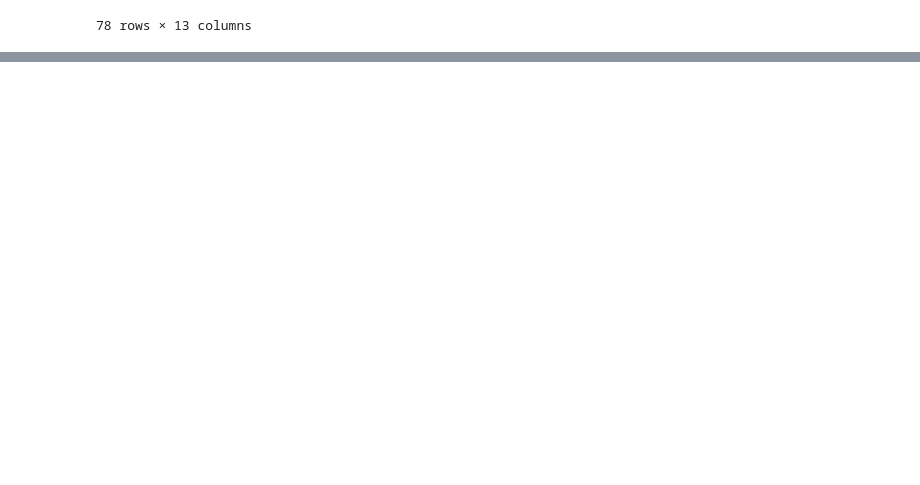
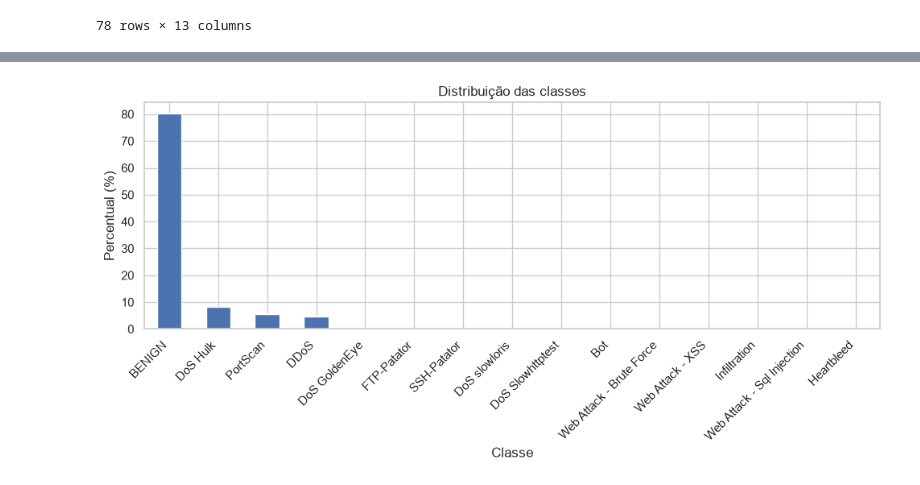
Before and after one commit to vinilauter/packoscope, a Jupyter notebook: main.ipynb, the cells around one changed output, grey strips where cells are left out. Cells and saved outputs as stored; diff of their text form; code cells hidden in the pictures; blank space fills up the shorter version.

```diff
--- a/main.ipynb
+++ b/main.ipynb
@@ -186,0 +209,10 @@ desc.sort_values("skew", ascending=False)
+# %%
+# porcentagem das classes
+percentual_labels = (
+    df["Label"]
+    .value_counts(normalize=True)
+    .mul(100)
+    .round(2)
+)
+
+percentual_labels
@@ -186,0 +237,13 @@ desc.sort_values("skew", ascending=False)
+# %%
+#melhor visualização da distribuição das classes
+ax = percentual_labels.sort_values(ascending=False).plot(kind="bar")
+
+ax.set_title("Distribuição das classes")
+ax.set_xlabel("Classe")
+ax.set_ylabel("Percentual (%)")
+
+plt.xticks(rotation=45, ha="right")
+plt.tight_layout()
+plt.show()
+# %% [output]
+[figure, added]
```
Also changed, not shown: parts of 2 cells of this notebook.
